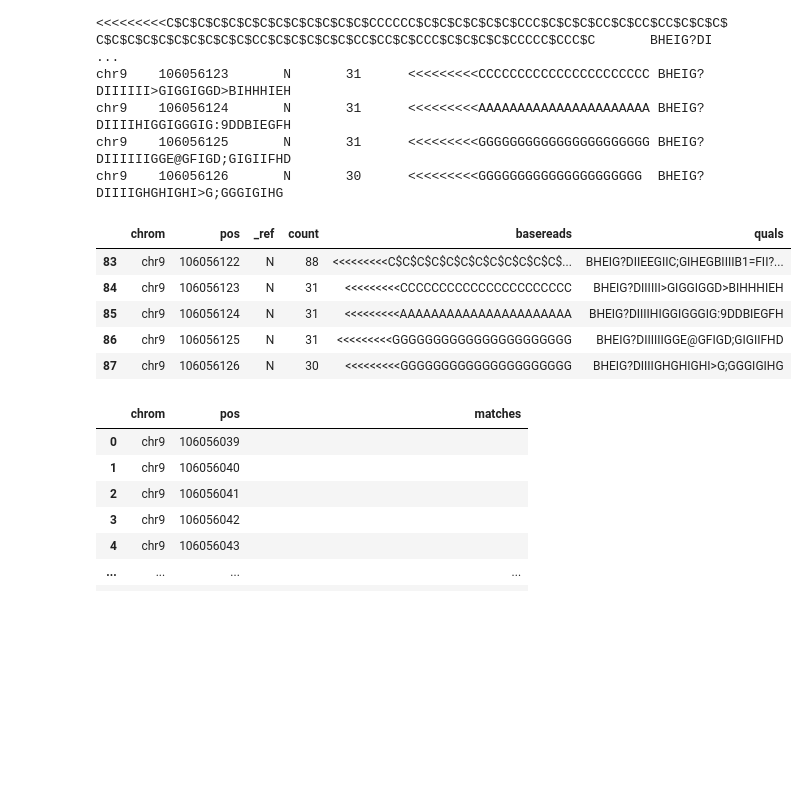
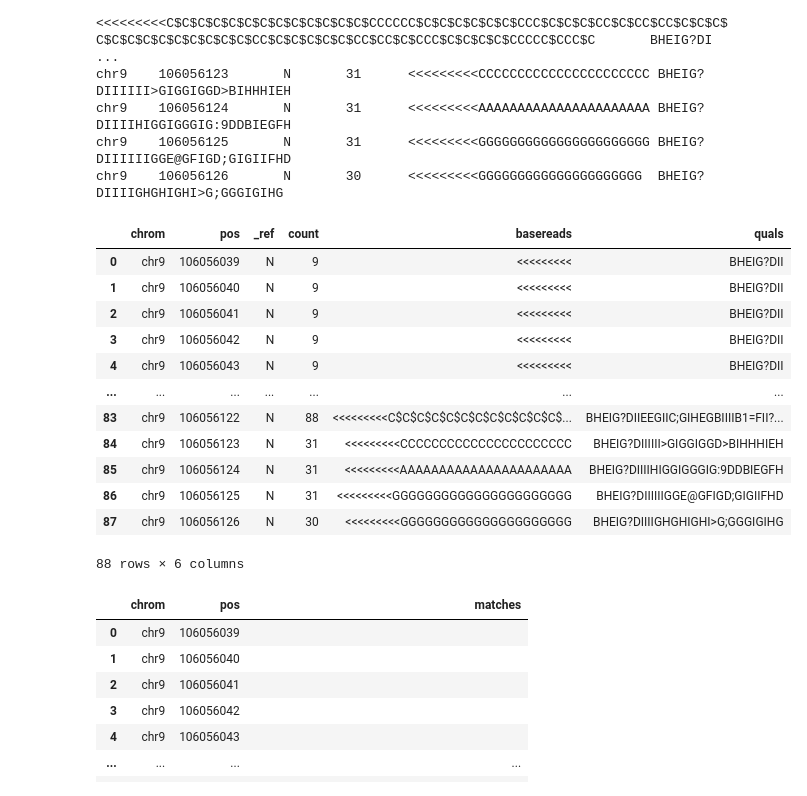
Before and after one commit to parkjongseung/JS_bioinformatics_project, a Jupyter notebook: termproject3.ipynb, the cells around one changed output. Drawn from its saved outputs; the diff is of its cells as text; code cells hidden in the pictures; blank space fills up the shorter version.

```diff
--- a/termproject3.ipynb
+++ b/termproject3.ipynb
@@ -106,15 +129,22 @@ chr9    106056126       N       30      <<<<<<<<<GGGGGGGGGGGGGGGGGGGGG  BHEIG?DI
 # %%
 import pandas as pd
 
 pileup = pd.read_csv('CLIP-let7g-gene.pileup', sep='\t', names=['chrom', 'pos', '_ref', 'count', 'basereads', 'quals'])
-pileup.tail()
+pileup.tail(100)
 # %% [output]
 |  | chrom | pos | _ref | count | basereads | quals |
+| 0 | chr9 | 106056039 | N | 9 | <<<<<<<<< | BHEIG?DII |
+| 1 | chr9 | 106056040 | N | 9 | <<<<<<<<< | BHEIG?DII |
+| 2 | chr9 | 106056041 | N | 9 | <<<<<<<<< | BHEIG?DII |
+| 3 | chr9 | 106056042 | N | 9 | <<<<<<<<< | BHEIG?DII |
+| 4 | chr9 | 106056043 | N | 9 | <<<<<<<<< | BHEIG?DII |
+| ... | ... | ... | ... | ... | ... | ... |
 | 83 | chr9 | 106056122 | N | 88 | <<<<<<<<<C$C$C$C$C$C$C$C$C$C$C$C$... | BHEIG?DIIEEGIIC;GIHEGBIIIIB1=FII?... |
 | 84 | chr9 | 106056123 | N | 31 | <<<<<<<<<CCCCCCCCCCCCCCCCCCCCCC | BHEIG?DIIIIII>GIGGIGGD>BIHHHIEH |
 | 85 | chr9 | 106056124 | N | 31 | <<<<<<<<<AAAAAAAAAAAAAAAAAAAAAA | BHEIG?DIIIIHIGGIGGGIG:9DDBIEGFH |
 | 86 | chr9 | 106056125 | N | 31 | <<<<<<<<<GGGGGGGGGGGGGGGGGGGGGG | BHEIG?DIIIIIIGGE@GFIGD;GIGIIFHD |
 | 87 | chr9 | 106056126 | N | 30 | <<<<<<<<<GGGGGGGGGGGGGGGGGGGGG | BHEIG?DIIIIGHGHIGHI>G;GGGIGIHG |
+88 rows × 6 columns
 # %%
 import re
 toremove = re.compile('[<>$*#^]')
```
Also changed, not shown: parts of 6 cells of this notebook.
